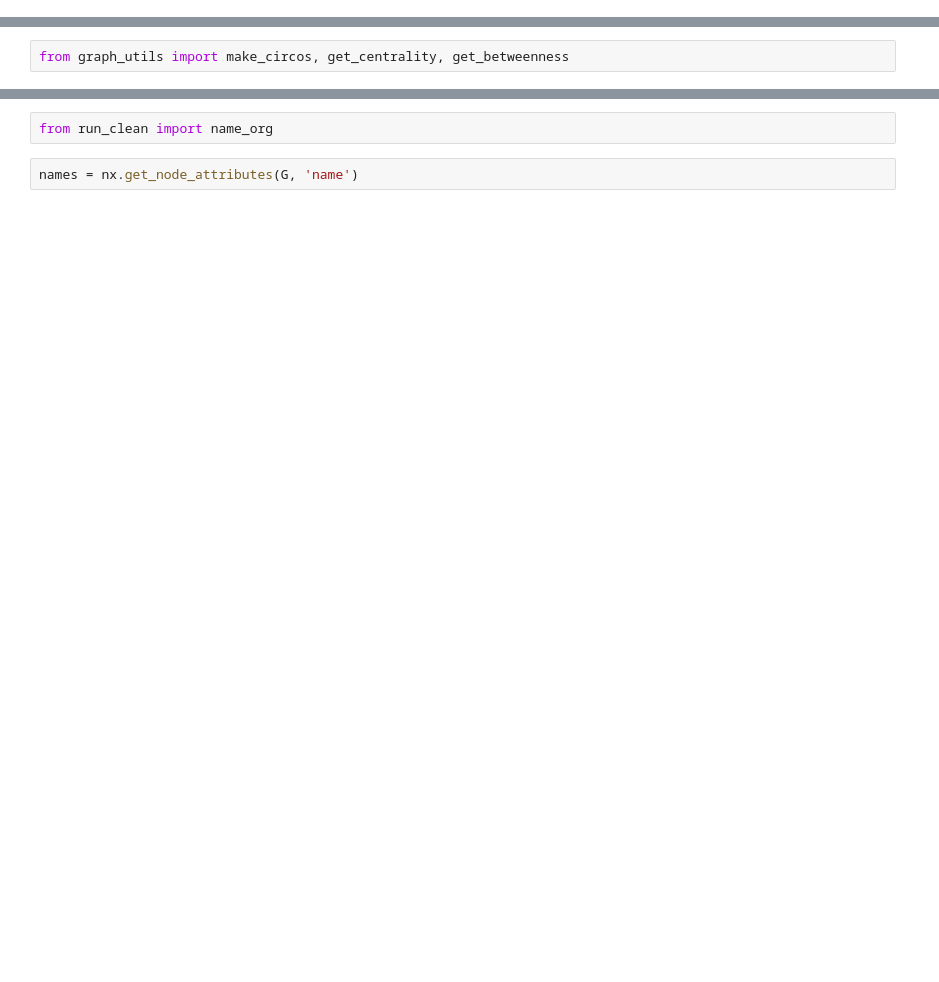
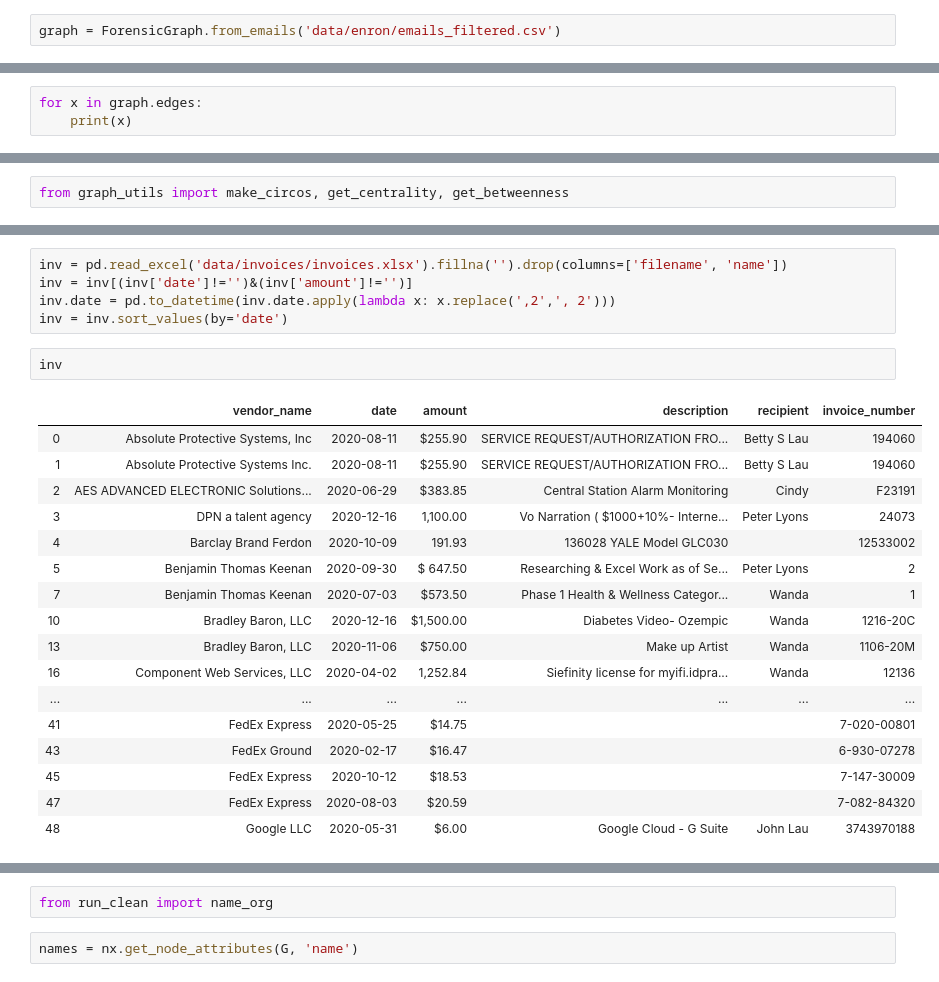
Before and after one commit to q1park/enron-emails, a Jupyter notebook: Example.ipynb, the cells around one changed output, grey strips where cells are left out. Saved outputs shown, nothing was run; the diff lists cells and outputs as text; blank space fills up the shorter version.

```diff
--- a/Example.ipynb
+++ b/Example.ipynb
@@ -14,0 +197,2 @@ data = pd.read_csv('data/enron/emails_small.csv').fillna('')
+# %%
+graph = ForensicGraph.from_emails('data/enron/emails_filtered.csv')
@@ -14,0 +333,3 @@ data = pd.read_csv('data/enron/emails_small.csv').fillna('')
+# %%
+for x in graph.edges:
+    print(x)
@@ -146,0 +814,25 @@ pass;
+# %%
+inv = pd.read_excel('data/invoices/invoices.xlsx').fillna('').drop(columns=['filename', 'name'])
+inv = inv[(inv['date']!='')&(inv['amount']!='')]
+inv.date = pd.to_datetime(inv.date.apply(lambda x: x.replace(',2',', 2')))
+inv = inv.sort_values(by='date')
+# %%
+inv
+# %% [output]
+|  | vendor_name | date | amount | description | recipient | invoice_number |
+| 0 | Absolute Protective Systems, Inc | 2020-08-11 | $255.90 | SERVICE REQUEST/AUTHORIZATION FRO... | Betty S Lau | 194060 |
+| 1 | Absolute Protective Systems Inc. | 2020-08-11 | $255.90 | SERVICE REQUEST/AUTHORIZATION FRO... | Betty S Lau | 194060 |
+| 2 | AES ADVANCED ELECTRONIC Solutions... | 2020-06-29 | $383.85 | Central Station Alarm Monitoring | Cindy | F23191 |
+| 3 | DPN a talent agency | 2020-12-16 | 1,100.00 | Vo Narration ( $1000+10%- Interne... | Peter Lyons | 24073 |
+| 4 | Barclay Brand Ferdon | 2020-10-09 | 191.93 | 136028 YALE Model GLC030 |  | 12533002 |
+| 5 | Benjamin Thomas Keenan | 2020-09-30 | $ 647.50 | Researching & Excel Work as of Se... | Peter Lyons | 2 |
+| 7 | Benjamin Thomas Keenan | 2020-07-03 | $573.50 | Phase 1 Health & Wellness Categor... | Wanda | 1 |
+| 10 | Bradley Baron, LLC | 2020-12-16 | $1,500.00 | Diabetes Video- Ozempic | Wanda | 1216-20C |
+| 13 | Bradley Baron, LLC | 2020-11-06 | $750.00 | Make up Artist | Wanda | 1106-20M |
+| 16 | Component Web Services, LLC | 2020-04-02 | 1,252.84 | Siefinity license for myifi.idpra... | Wanda | 12136 |
+| ... | ... | ... | ... | ... | ... | ... |
+| 41 | FedEx Express | 2020-05-25 | $14.75 |  |  | 7-020-00801 |
+| 43 | FedEx Ground | 2020-02-17 | $16.47 |  |  | 6-930-07278 |
+| 45 | FedEx Express | 2020-10-12 | $18.53 |  |  | 7-147-30009 |
+| 47 | FedEx Express | 2020-08-03 | $20.59 |  |  | 7-082-84320 |
+| 48 | Google LLC | 2020-05-31 | $6.00 | Google Cloud - G Suite | John Lau | 3743970188 |
```
Also changed, not shown: parts of 103 cells of this notebook, 11 other files.
